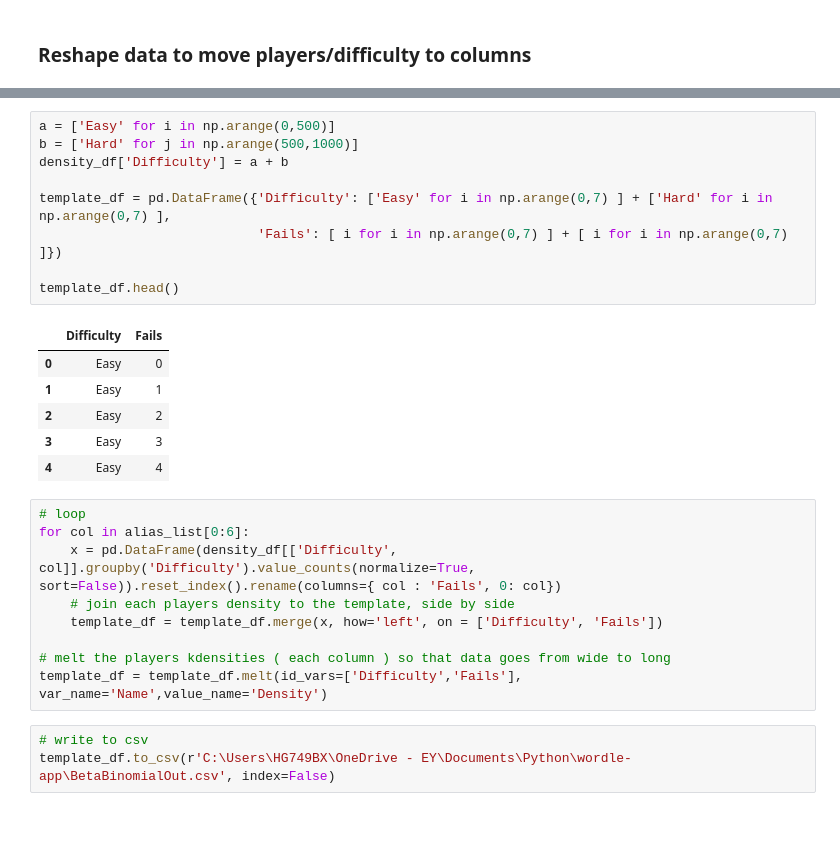
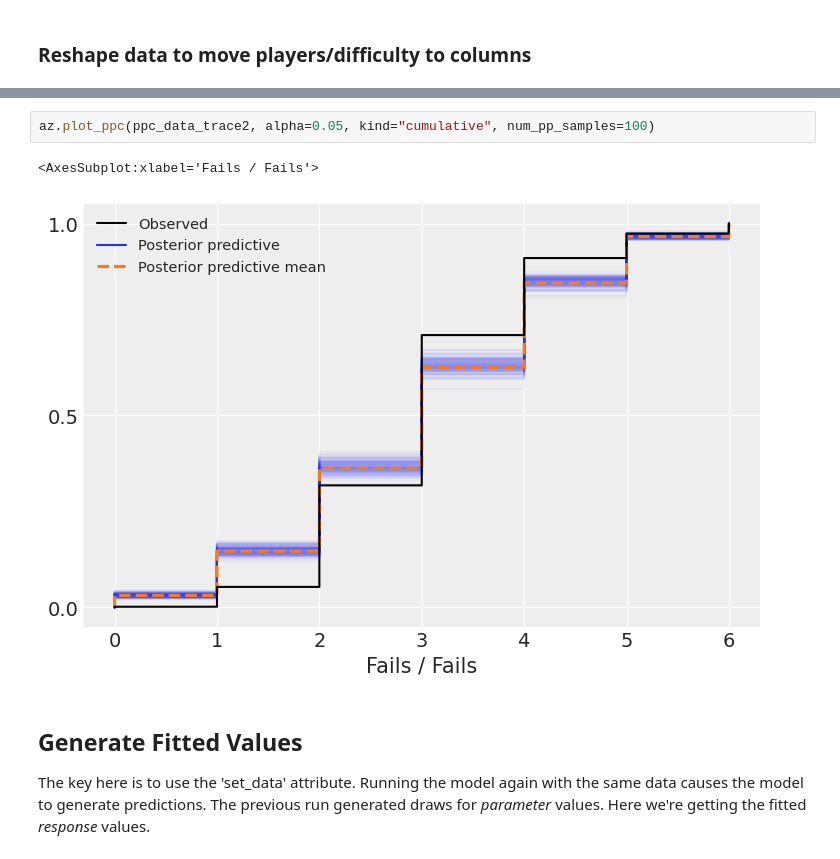
Before and after one commit to DJSherwood/wordle-analysis, a Jupyter notebook: BetterBinomial.ipynb, the cells around one changed output, grey strips where cells are left out. Saved outputs shown, nothing was run; the diff lists cells and outputs as text; blank space fills up the shorter version.

Commit message:
finalized model

```diff
--- a/BetterBinomial.ipynb
+++ b/BetterBinomial.ipynb
@@ -321,28 +184,9 @@ density_df = pd.DataFrame(stacked, columns=alias_list[0:6])
-# %%
-a = ['Easy' for i in np.arange(0,500)]
-b = ['Hard' for j in np.arange(500,1000)]
-density_df['Difficulty'] = a + b
-
-template_df = pd.DataFrame({'Difficulty': ['Easy' for i in np.arange(0,7) ] + ['Hard' for i in np.arange(0,7) ],
-                            'Fails': [ i for i in np.arange(0,7) ] + [ i for i in np.arange(0,7) ]})
-
-template_df.head()
-# %% [output]
-|  | Difficulty | Fails |
-| 0 | Easy | 0 |
-| 1 | Easy | 1 |
-| 2 | Easy | 2 |
-| 3 | Easy | 3 |
-| 4 | Easy | 4 |
-# %%
-# loop
-for col in alias_list[0:6]:
-    x = pd.DataFrame(density_df[['Difficulty', col]].groupby('Difficulty').value_counts(normalize=True, sort=False)).reset_index().rename(columns={ col : 'Fails', 0: col})
-    # join each players density to the template, side by side
-    template_df = template_df.merge(x, how='left', on = ['Difficulty', 'Fails'])
-
-# melt the players kdensities ( each column ) so that data goes from wide to long
-template_df = template_df.melt(id_vars=['Difficulty','Fails'], var_name='Name',value_name='Density')
-# %%
-# write to csv
-template_df.to_csv(r'C:\Users\HG749BX\OneDrive - EY\Documents\Python\wordle-app\BetaBinomialOut.csv', index=False)
+# %%
+az.plot_ppc(ppc_data_trace2, alpha=0.05, kind="cumulative", num_pp_samples=100)
+# %% [output]
+<AxesSubplot:xlabel='Fails / Fails'>
+[figure, added]
+# %% [markdown]
+## Generate Fitted Values
+
+The key here is to use the 'set_data' attribute. Running the model again with the same data causes the model to generate predictions. The previous run generated draws for _parameter_ values. Here we're getting the fitted _response_ values.
```
Also changed, not shown: parts of 34 cells of this notebook.
